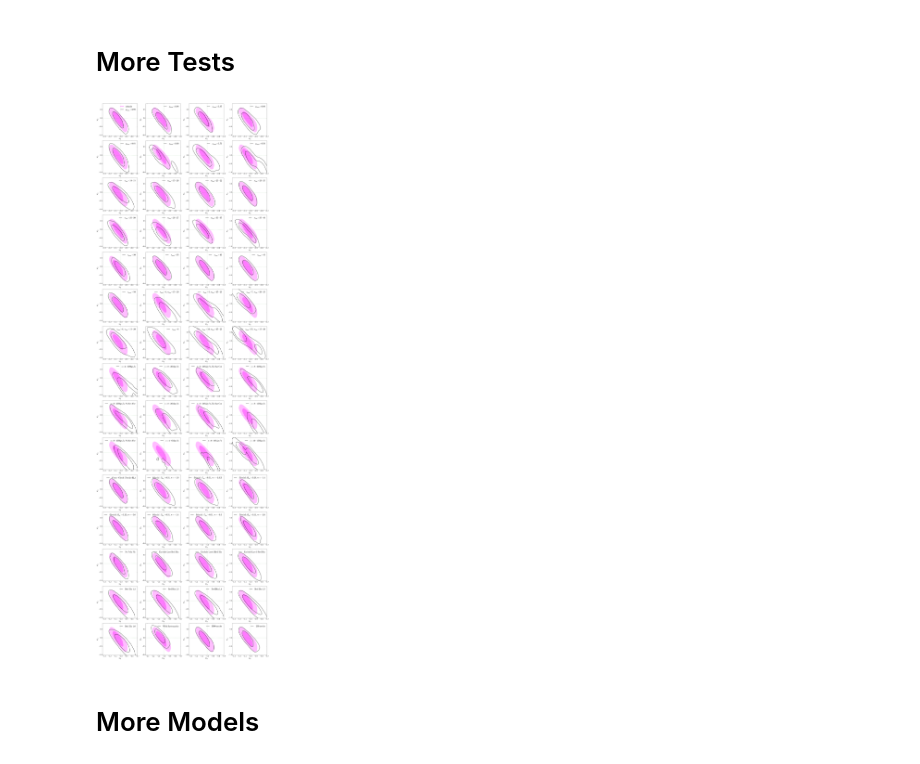
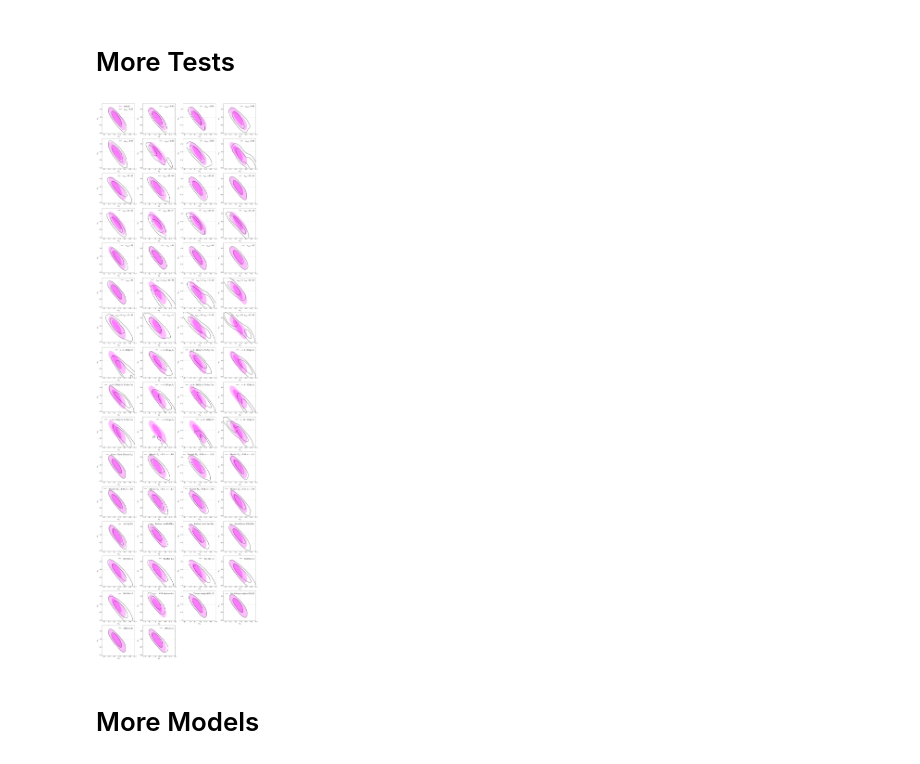
Before and after one commit to xiaodongli1986/2PCF_AP, a Jupyter notebook: 6.Plot_Contour_VIP_Tests.ipynb, the cells around one changed output. Drawn from its saved outputs; the diff is of its cells as text; code cells hidden in the pictures.

```diff
--- a/6.Plot_Contour_VIP_Tests.ipynb
+++ b/6.Plot_Contour_VIP_Tests.ipynb
@@ -234,6 +234,8 @@ suffix_label_list = [
                 ['__base1omws_om0.2600_w-1.0000_RedBins5','$\\rm Red\\ Bin\\ 1,5$'],
                 ['__base1omws_om0.2600_w-1.0000_RedBins6','$\\rm Red\\ Bin\\ 1,6$'],
                 ['__base1omws_om0.2600_w-1.0000_NoSysCor','$\\rm With\\ Systematics$'],
+                ['__base1omws_om0.2600_w-1.0000_VolumeWeightedDAH','$\\rm Volume\\ weighted\\ DA/H$'],
+                ['__base1omws_om0.2600_w-1.0000_NotVolumeWeightedDAH','$\\rm Not\\ Volume\\ weighted\\ DA/H$'],
                 ['__base1omws_om0.2600_w-1.0000_nmock1000','$\\rm 1000\ mocks$'],
                 ['__base1omws_om0.2600_w-1.0000_nmock200','$\\rm 200\ mocks$'],
                 ]
@@ -279,34 +281,34 @@ for suffix_label in suffix_label_list:
     pts = np.loadtxt(file1+'_2D_'+str(ip2)+'_'+str(ip1)+'')
     X = Xfromdata(np.loadtxt(file1+'_p'+str(ip1)+'.dat'))
     Y = Xfromdata(np.loadtxt(file1+'_p'+str(ip2)+'.dat'))
     cnt = np.loadtxt(file1+'_2D_'+str(ip2)+'_'+str(ip1)+'_cont')
     cnt = array([cnt[1], cnt[0]] )
     for ax in axlist:
         rlt = ax.contour(X,Y,pts,cnt,  colors=['k','k'], # alpha=0.87, labels=['Approximate 2pCF','Approximate 2pCF'],
                       linewidths=2, linestyles='-')
 
     for ax in axlist:
         if iplot == 2: ax.plot([-100,-100],[-100,-100], c= [1,0.7,1], label='$\\rm'+label0+'$', lw=10)
         ax.plot([-100,-100],[-100,-100], c= 'k', label=label, lw=2)
         ax.legend(frameon=False, fontsize=24)
         #ax.scatter([-1],[0], marker='+', linewidth=3, s=150, c='g')
         ax.plot([-2,2],[0,0], linewidth=0.5, ls='--', c='g')
         ax.plot([-1,-1],[-5,5], linewidth=0.5, ls='--', c='g')
         #ax.grid();
         ax.set_xlabel(Par1, fontsize=24)
         ax.set_ylabel(Par2, fontsize=24)
         #if ip1 ==3 and ip2 == 4: ax.set_xlim(-1.33, -0.55); ax.set_ylim(-1.6,0.7)
         if ip1 ==3 and ip2 == 4: ax.set_xlim(-1.33, -0.7); ax.set_ylim(-1.03,0.85)
         if ip1 ==1 and ip2 == 3: ax.set_xlim(0.21, 0.41); ax.set_ylim(-1.33,-0.55)
         if ip1 ==1 and ip2 == 2: ax.set_xlim(0.21, 0.41); ax.set_ylim(0.655,0.723)
     if plot_single:
         !mkdir -p ./Draft/fig_contours
         fig.savefig('./Draft/fig_contours/figCPL_b'+suffix+'.png', format='png')
     #fig.savefig('./Draft/fig_contours/figCPL_b'+suffix+'.'+figformat, format=figformat)
 fig0.tight_layout()
 #fig0.savefig('./Draft/fig_con_tests_Par_'+str(ip1)+'_'+str(ip2)+'_simple.png', format='png')
 # %% [output]
-[figure, old version]
+[figure, new version]
 # %% [markdown]
 # More Models
 # %% [raw]
```
Also changed, not shown: 3 other files.
